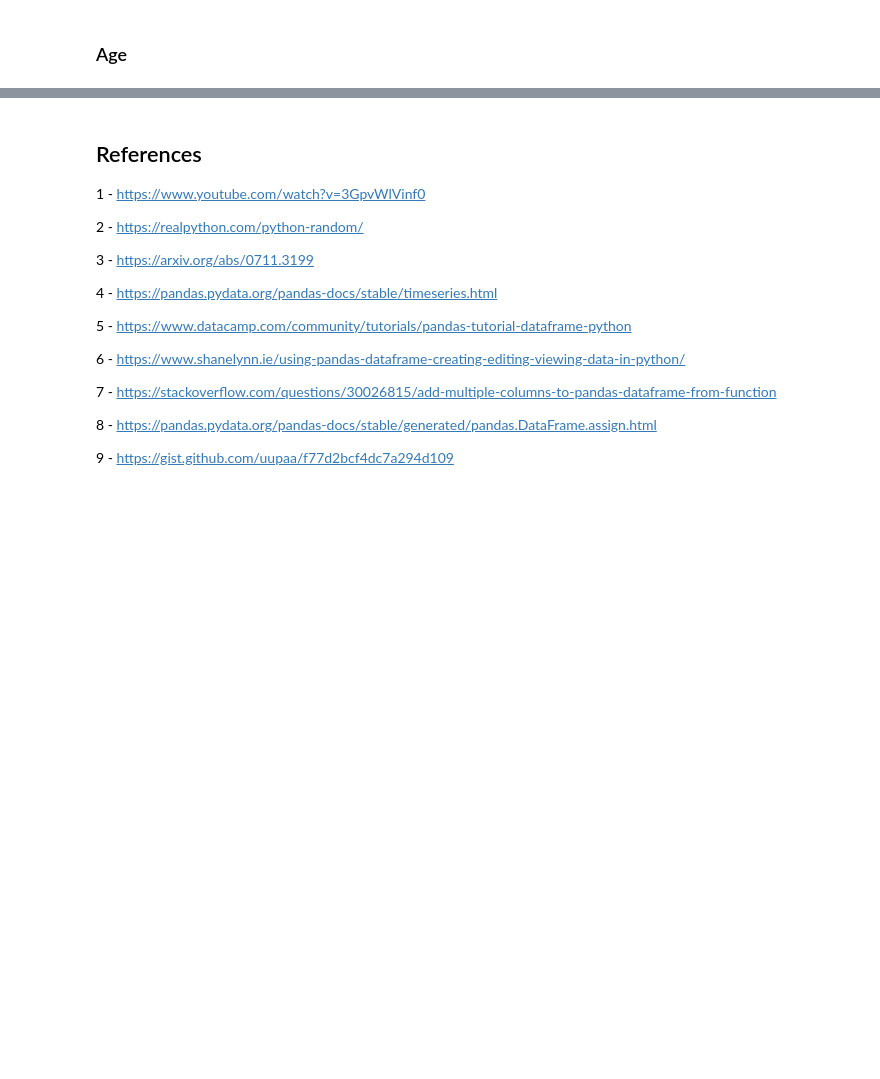
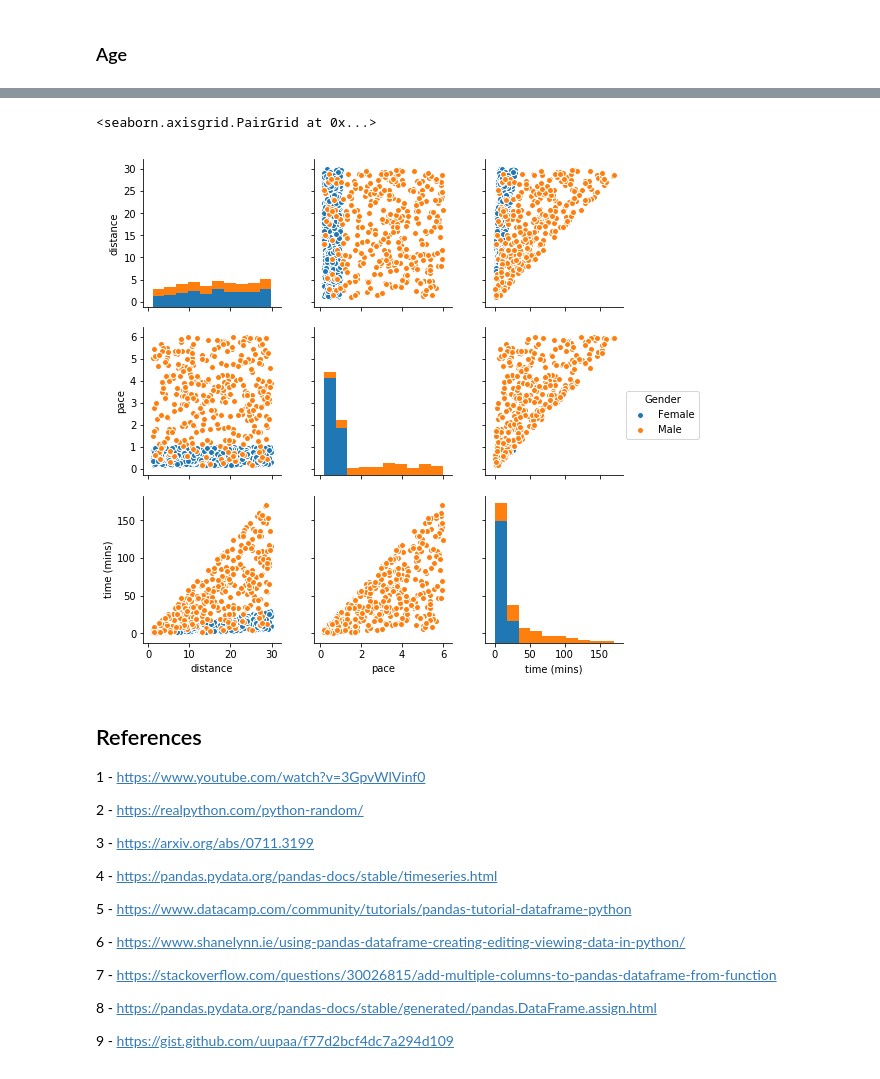
Before and after one commit to davidobrien1/project, a Jupyter notebook: phenomenon.ipynb, the cells around one changed output, grey strips where cells are left out. Saved outputs shown, nothing was run; the diff lists cells and outputs as text; code cells hidden in the pictures; blank space fills up the shorter version.

```diff
--- a/phenomenon.ipynb
+++ b/phenomenon.ipynb
@@ -193,0 +197,3 @@ ValueError: Length of values does not match length of index
+# %%
+# add a column for time. Sourced from https://jeffdelaney.me/blog/useful-snippets-in-pandas/
+running['time (mins)'] = running['distance'] * running['pace']
@@ -194,3 +221,9 @@ ValueError: Length of values does not match length of index
+# %%
+# Plot the running data set with a pair plot.
+sns.pairplot(running, hue="Gender")
+# %% [output]
+<seaborn.axisgrid.PairGrid at 0x...>
+[figure, added]
 # %% [markdown]
 ## References
 1 - https://www.youtube.com/watch?v=3GpvWlVinf0
```
Also changed, not shown: parts of 10 cells of this notebook.
